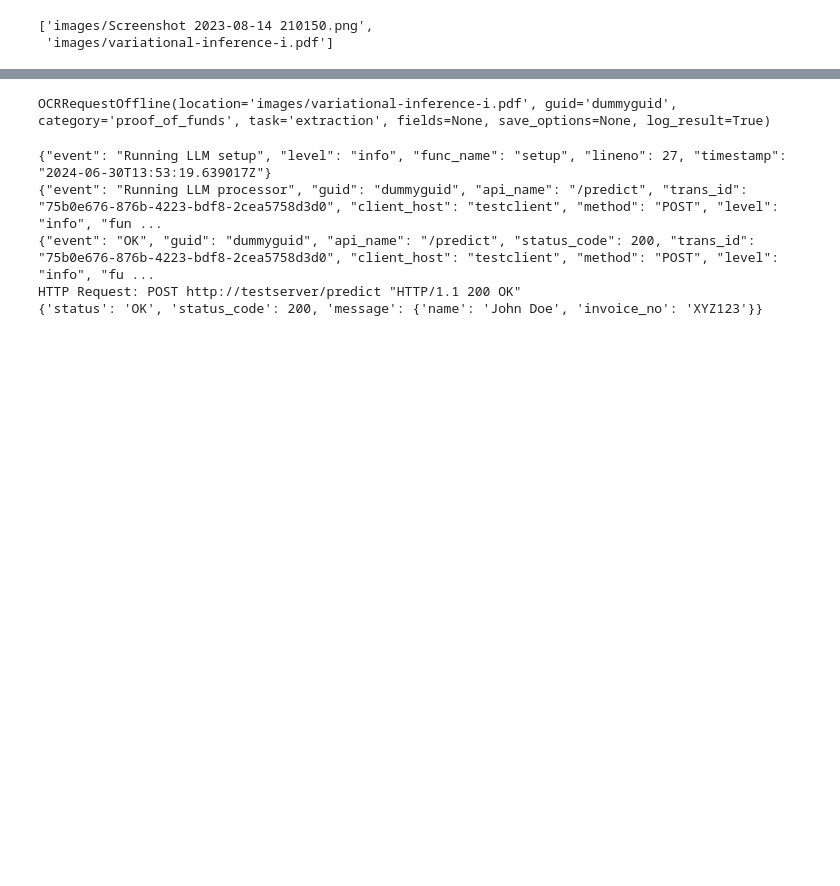
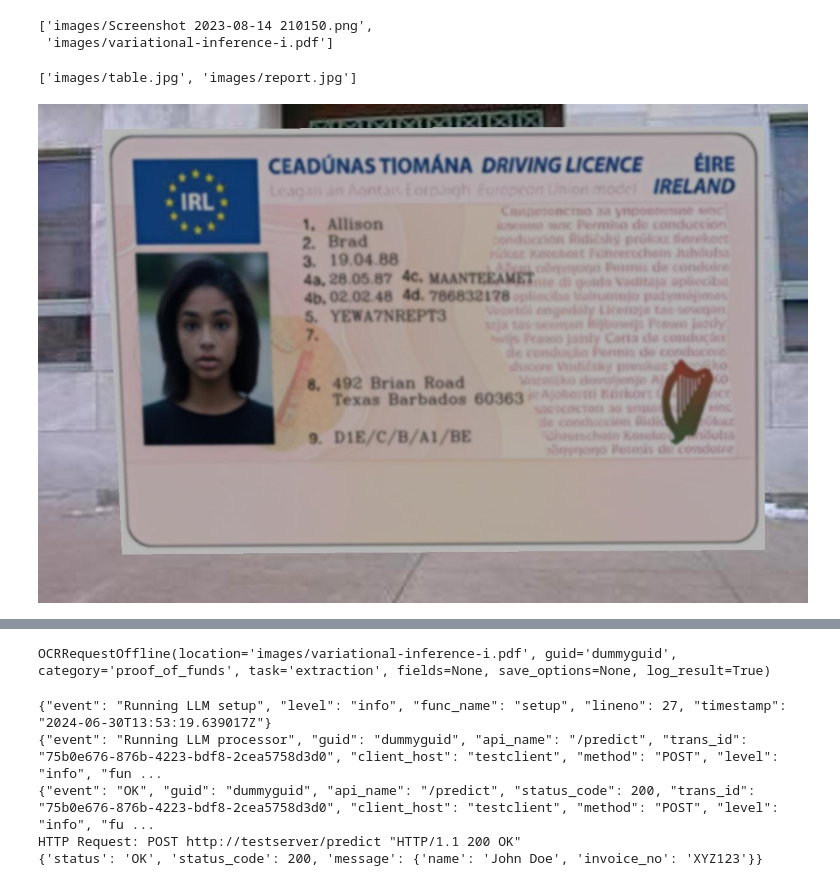
Before and after one commit to ajkdrag/ocrorchestrator, a Jupyter notebook: notebooks/exp.ipynb, the cells around one changed output, grey strips where cells are left out. Saved outputs shown, nothing was run; the diff lists cells and outputs as text; code cells hidden in the pictures; blank space fills up the shorter version.

```diff
--- a/notebooks/exp.ipynb
+++ b/notebooks/exp.ipynb
@@ -91,5 +88,7 @@ setup_google_credentials()
 # %%
 grepo, data = RepoFactory.from_uri("gs://ocrorchestrator/configs/config_v2.yaml")
+# %%
+lrepo, data = RepoFactory.from_uri("file://my-bucket/configs/config_v2.yaml")
 # %%
 data
 # %% [output]
@@ -137,5 +144,13 @@ items
 # %% [output]
 ['images/Screenshot 2023-08-14 210150.png',
  'images/variational-inference-i.pdf']
+# %%
+lrepo.get_obj("images/")
+# %% [output]
+['images/table.jpg', 'images/report.jpg']
+# %%
+base64_to_pil(lrepo.get_obj("images/dl2.jpg"))#.resize((240, 320))
+# %% [output]
+[figure, added]
 # %%
 req_body = {
```
Also changed, not shown: parts of 16 cells of this notebook, 7 other files.
